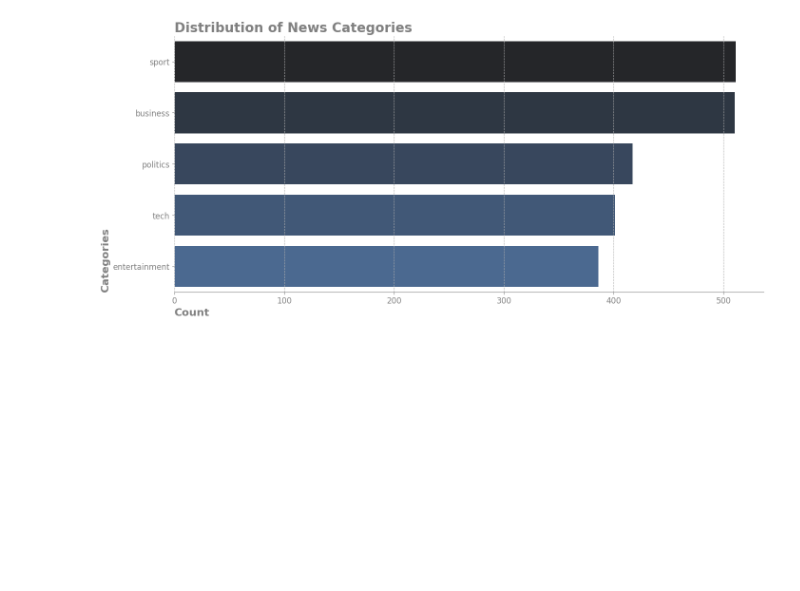
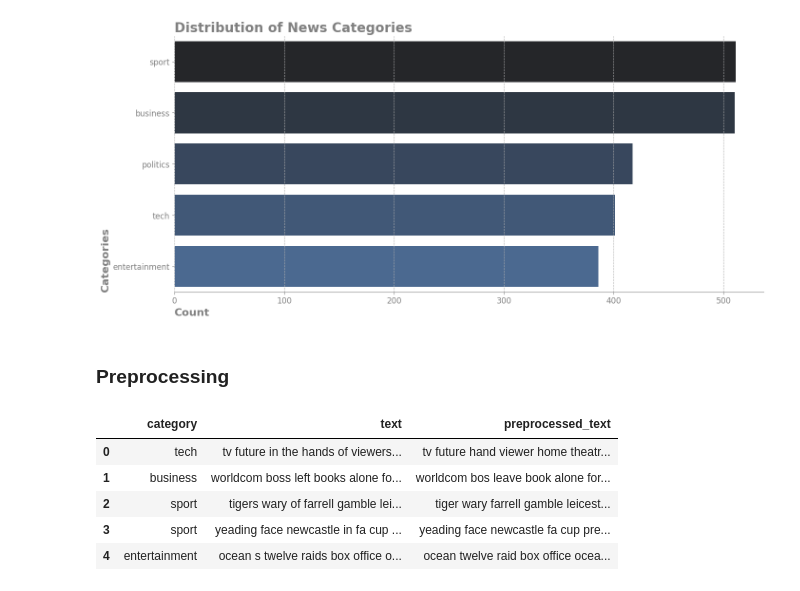
Before and after one commit to FatemeAmlahi/BBC_article_category_classification, a Jupyter notebook: notebooks/article_classification.ipynb, the cells around one changed output. Cells and saved outputs as stored; diff of their text form; code cells hidden in the pictures; blank space fills up the shorter version.

Commit message:
add preprocessing part of project

```diff
--- a/notebooks/article_classification.ipynb
+++ b/notebooks/article_classification.ipynb
@@ -69,3 +76,52 @@ ax.set_ylabel("Categories",
 ax.grid(axis="x", linestyle = "dashed")
 # %% [output]
 [figure]
+# %% [markdown]
+### Preprocessing
+# %%
+# nltk.download('punkt')
+# nltk.download('stopwords')
+# nltk.download('wordnet')
+
+stop_words = set(stopwords.words('english'))
+lemmatizer = WordNetLemmatizer()
+
+def get_wordnet_pos(pos_tag):
+    if pos_tag.startswith("J"):
+        return wordnet.ADJ
+    elif pos_tag.startswith("N"):
+        return wordnet.NOUN
+    elif pos_tag.startswith("V"):
+        return wordnet.VERB
+    elif pos_tag.startswith("R"):
+        return wordnet.ADV
+    else:
+        return wordnet.NOUN
+
+
+def preprocess_text(text):
+    text = text.lower()
+
+    text = text.translate(str.maketrans("","",string.punctuation))
+
+    tokens = word_tokenize(text)
+
+    cleaned_tokens = [token for token in tokens if token not in stop_words]
+
+    pos_tags = nltk.pos_tag(cleaned_tokens)
+    lemmatized_tokens = [lemmatizer.lemmatize(token,get_wordnet_pos(pos)) for token ,pos in pos_tags]
+    processed_articles = " ".join(lemmatized_tokens)
+
+
+    return processed_articles
+
+df["preprocessed_text"] = df["text"].apply(preprocess_text)
+# %%
+df.head()
+# %% [output]
+|  | category | text | preprocessed_text |
+| 0 | tech | tv future in the hands of viewers... | tv future hand viewer home theatr... |
+| 1 | business | worldcom boss left books alone fo... | worldcom bos leave book alone for... |
+| 2 | sport | tigers wary of farrell gamble lei... | tiger wary farrell gamble leicest... |
+| 3 | sport | yeading face newcastle in fa cup ... | yeading face newcastle fa cup pre... |
+| 4 | entertainment | ocean s twelve raids box office o... | ocean twelve raid box office ocea... |
```
Also changed, not shown: parts of 1 cell of this notebook.
